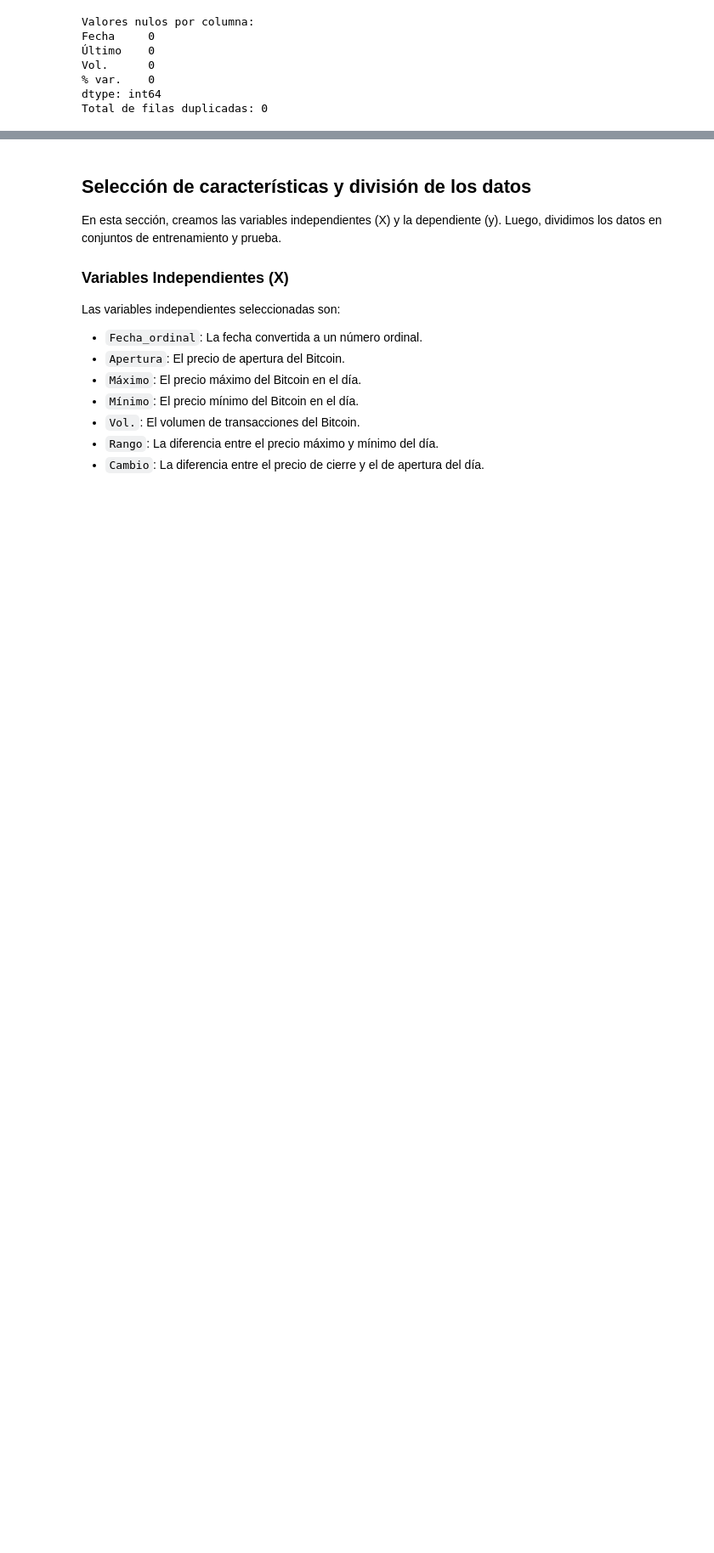
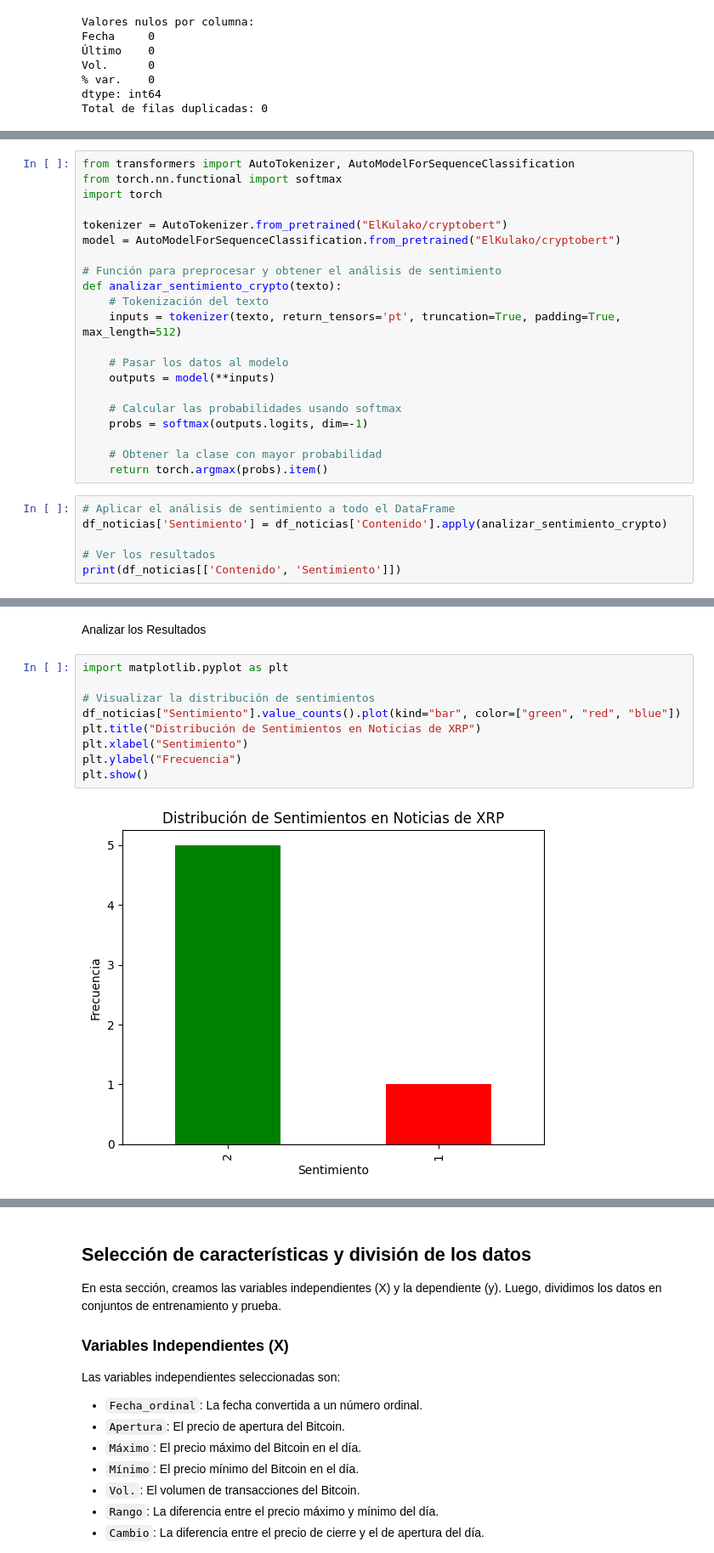
Before and after one commit to FelicianoRN01/SAA, a Jupyter notebook: xrp/PrediccionXRP.ipynb, the cells around one changed output, grey strips where cells are left out. Shown at 85% size. Cells and saved outputs as stored; diff of their text form; blank space fills up the shorter version.

```diff
--- a/xrp/PrediccionXRP.ipynb
+++ b/xrp/PrediccionXRP.ipynb
@@ -175,0 +202,27 @@ print(df.head())
+# %%
+from transformers import AutoTokenizer, AutoModelForSequenceClassification
+from torch.nn.functional import softmax
+import torch
+
+tokenizer = AutoTokenizer.from_pretrained("ElKulako/cryptobert")
+model = AutoModelForSequenceClassification.from_pretrained("ElKulako/cryptobert")
+
+# Función para preprocesar y obtener el análisis de sentimiento
+def analizar_sentimiento_crypto(texto):
+    # Tokenización del texto
+    inputs = tokenizer(texto, return_tensors='pt', truncation=True, padding=True, max_length=512)
+
+    # Pasar los datos al modelo
+    outputs = model(**inputs)
+
+    # Calcular las probabilidades usando softmax
+    probs = softmax(outputs.logits, dim=-1)
+
+    # Obtener la clase con mayor probabilidad
+    return torch.argmax(probs).item()
+# %%
+# Aplicar el análisis de sentimiento a todo el DataFrame
+df_noticias['Sentimiento'] = df_noticias['Contenido'].apply(analizar_sentimiento_crypto)
+
+# Ver los resultados
+print(df_noticias[['Contenido', 'Sentimiento']])
@@ -175,0 +237,13 @@ print(df.head())
+# %% [markdown]
+Analizar los Resultados
+# %%
+import matplotlib.pyplot as plt
+
+# Visualizar la distribución de sentimientos
+df_noticias["Sentimiento"].value_counts().plot(kind="bar", color=["green", "red", "blue"])
+plt.title("Distribución de Sentimientos en Noticias de XRP")
+plt.xlabel("Sentimiento")
+plt.ylabel("Frecuencia")
+plt.show()
+# %% [output]
+[figure, added]
```
Also changed, not shown: parts of 21 cells of this notebook, 1 other file.
